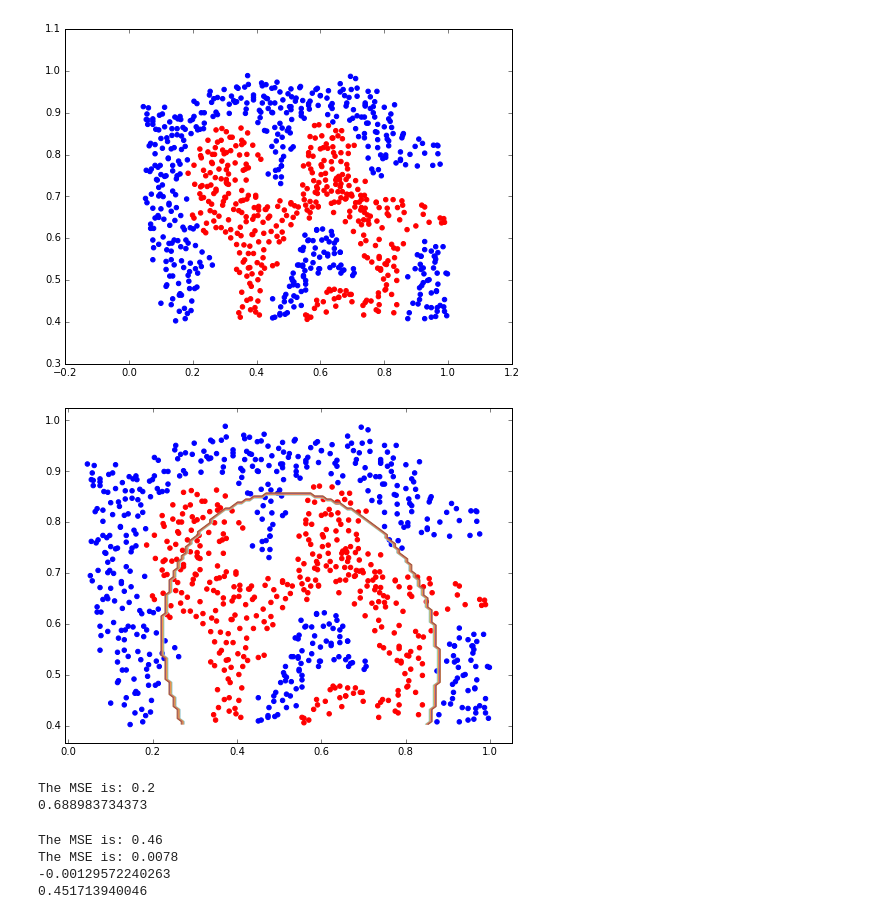
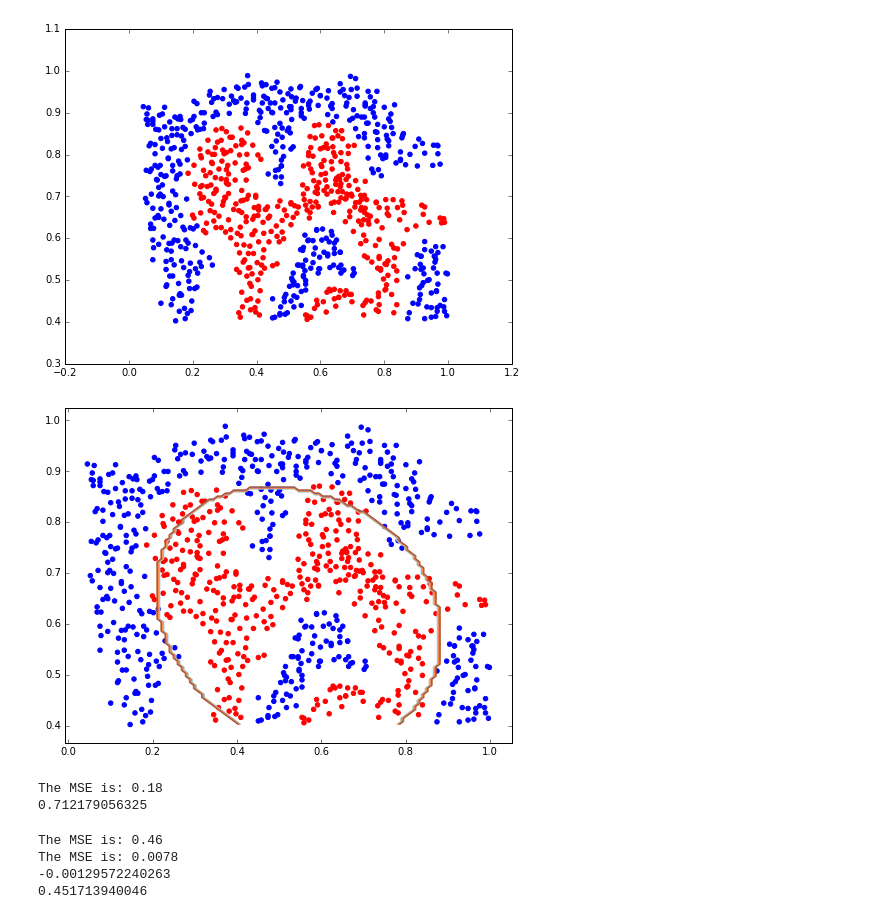
Before and after one commit to Rydra/ML-FirstSteps, a Jupyter notebook: SVC.ipynb, the cells around one changed output. Cells and saved outputs as stored; diff of their text form; code cells hidden in the pictures.

```diff
--- a/SVC.ipynb
+++ b/SVC.ipynb
@@ -23,37 +23,37 @@ from sklearn import cross_validation
 
 y_ = [i
      for a in y
      for i in a]
-C = 1.0
+C = 10.0
 
 svc = svm.SVC(kernel="rbf",  gamma=0.7, C = C)
 svc.fit(X, y_)
 
 x1plot = np.linspace(min(X[:,0]), max(X[:,0]), 100);
 x2plot = np.linspace(min(X[:,1]), max(X[:,1]), 100);
 
 xx, yy = np.meshgrid(x1plot, x2plot)
 
 # Plot the decision boundary. For that, we will assign a color to each
 # point in the mesh [x_min, m_max]x[y_min, y_max].
 #Z = svc.predict(np.c_[xx.ravel(), yy.ravel()])
 Z = svc.predict(np.c_[xx.ravel(), yy.ravel()])
 
 # Put the result into a color plot
 Z = Z.reshape(xx.shape)
 
 plt.figure(figsize=(8, 6))
 plt.scatter(X[:, 0], X[:, 1], color=colors, cmap=plt.cm.Paired)
 plt.contour(xx, yy, Z, cmap=plt.cm.Paired)
 plt.show()
 
 print "The MSE is: {:.2}".format(np.power(y_ - svc.predict(X), 2).mean())
 scores = cross_validation.cross_val_score(svc, X, y_, cv=5)
 print scores.mean()
 # %% [output]
-[figure, old version]
+[figure, new version]
-The MSE is: 0.2
-0.688983734373
+The MSE is: 0.18
+0.712179056325
 # %%
 #KNN
 
```
Also changed, not shown: parts of 3 cells of this notebook, 1 other file.
